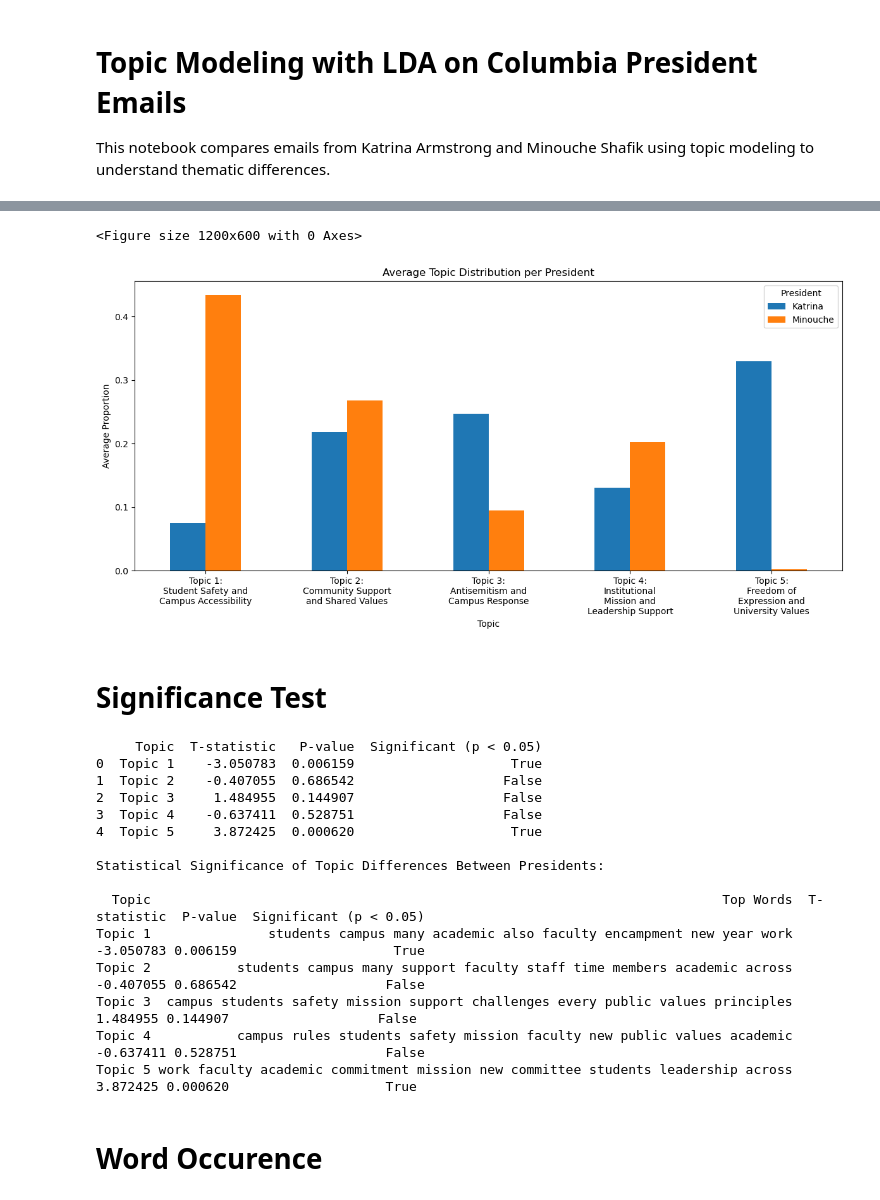
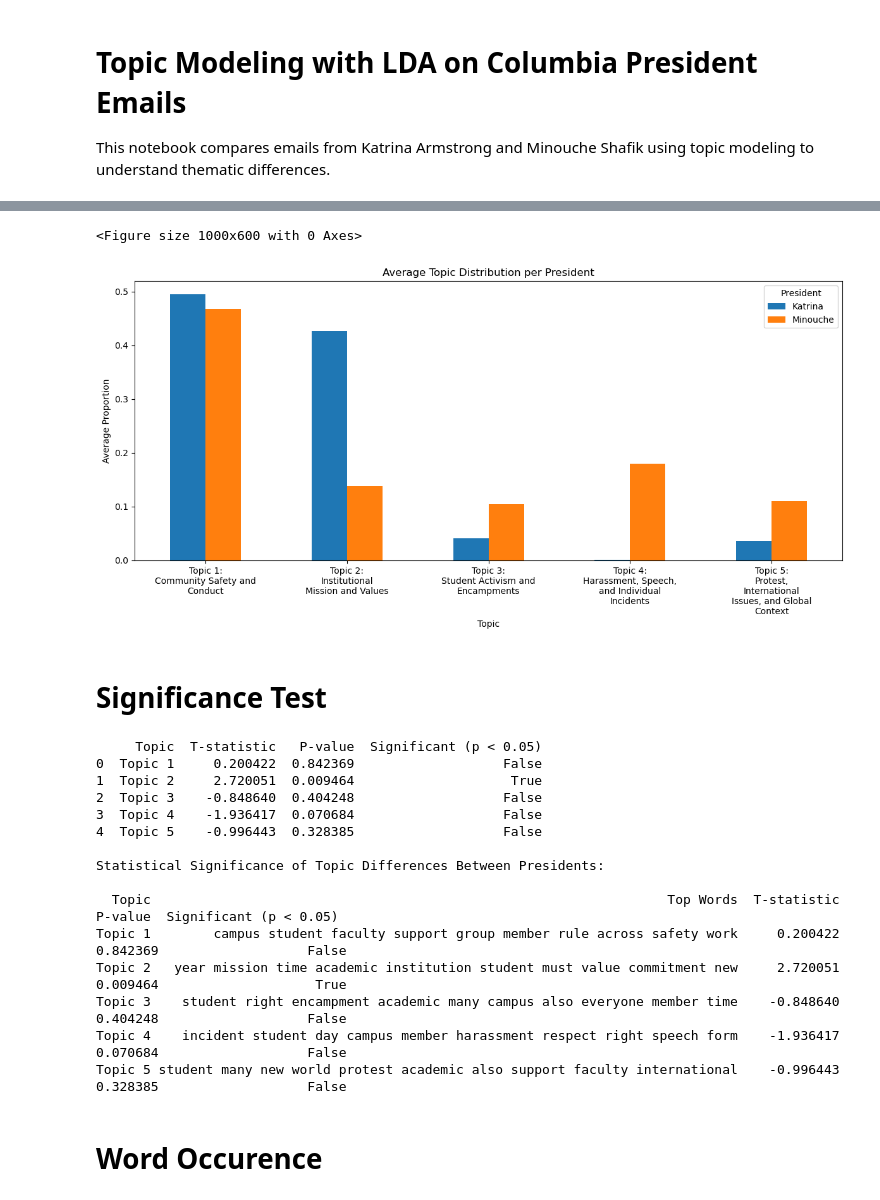
Before and after one commit to es098712/Columbia-President-Emails, a Jupyter notebook: LDA_topic_model.ipynb, the cells around one changed output, grey strips where cells are left out. Saved outputs shown, nothing was run; the diff lists cells and outputs as text; code cells hidden in the pictures.

Commit message:
improved processing of text with lemmatization and tokenization

```diff
--- a/LDA_topic_model.ipynb
+++ b/LDA_topic_model.ipynb
@@ -48,26 +54,32 @@ df_katrina.head(), df_minouche.head()
 # %%
-# Load English stopwords from NLTK
+# Load stopwords
 stop_words = set(stopwords.words('english'))
 
-# Preprocessing
+# Load lemmatizer
+lemmatizer = WordNetLemmatizer()
+
+# Preprocessing function
 def preprocess(texts):
     processed = []
     for doc in texts:
-        doc = str(doc).lower()
-        doc = ''.join([ch for ch in doc if ch not in string.punctuation])
-        tokens = doc.split()
-        tokens = [word for word in tokens if word not in stop_words and len(word) > 2]
-        processed.append(' '.join(tokens))
+        tokens = word_tokenize(str(doc))                                 # 1. Tokenize
+        tokens = [token.lower() for token in tokens]                     # 2. Lowercase
+        tokens = [token for token in tokens if token not in string.punctuation]  # 3. Remove punctuation
+        tokens = [token for token in tokens if token not in stop_words and len(token) > 2]  # 4. Remove stopwords
+        tokens = [lemmatizer.lemmatize(token) for token in tokens]       # 5. Lemmatize
+        processed.append(' '.join(tokens))                               # Rejoin for vectorization
     return processed
 
 # Apply preprocessing
 katrina_emails = preprocess(df_katrina['Content'].dropna())
 minouche_emails = preprocess(df_minouche['Content'].dropna())
 
+print(katrina_emails[:5], minouche_emails[:5])
+
 # Combine and label
 corpus = katrina_emails + minouche_emails
 labels = ['Katrina'] * len(katrina_emails) + ['Minouche'] * len(minouche_emails)
 
-# Vectorization (now without built-in stopword removal)
+# Vectorization
 vectorizer = CountVectorizer(max_df=0.95, min_df=2)
 doc_term_matrix = vectorizer.fit_transform(corpus)
@@ -107,38 +121,38 @@ Topic 5: Freedom of Expression and University Values
 # %%
 # Assign topics to documents
 doc_topics = lda.transform(doc_term_matrix)
 df_topics = pd.DataFrame(doc_topics, columns=[f"Topic {i+1}" for i in range(lda.n_components)])
 df_topics['Label'] = labels
 
 # Average topic distribution per person
 avg_topics = df_topics.groupby("Label").mean().T
 
 # Define descriptive topic labels
 phrases = [
-    "Student Safety and Campus Accessibility",
-    "Community Support and Shared Values",
-    "Antisemitism and Campus Response",
-    "Institutional Mission and Leadership Support",
-    "Freedom of Expression and University Values"
+    "Community Safety and Conduct",
+    "Institutional Mission and Values",
+    "Student Activism and Encampments",
+    "Harassment, Speech, and Individual Incidents",
+    "Protest, International Issues, and Global Context"
 ]
 
 # Apply labels to index
 wrapped_labels = [f"Topic {i+1}:\n" + "\n".join(textwrap.wrap(label, width=20)) for i, label in enumerate(phrases)]
 avg_topics.index = wrapped_labels
 
 # Plot
-plt.figure(figsize=(12, 6))
+plt.figure(figsize=(10, 6))
 avg_topics.plot(kind='bar', figsize=(12, 6))
 plt.title("Average Topic Distribution per President")
 plt.ylabel("Average Proportion")
 plt.xlabel("Topic")
 plt.xticks(rotation=0)
 plt.legend(title="President")
 plt.tight_layout()
 plt.show()
 # %% [output]
-<Figure size 1200x600 with 0 Axes>
+<Figure size 1000x600 with 0 Axes>
-[figure, old version]
+[figure, new version]
 # %% [markdown]
 # Significance Test
 # %%
@@ -188,20 +202,20 @@ ttest_df.to_csv("topic_significance_results.csv", index=False)
 # ttest_df.to_excel("topic_significance_results.xlsx", index=False)
 # %% [output]
      Topic  T-statistic   P-value  Significant (p < 0.05)
-0  Topic 1    -3.050783  0.006159                    True
-1  Topic 2    -0.407055  0.686542                   False
-2  Topic 3     1.484955  0.144907                   False
-3  Topic 4    -0.637411  0.528751                   False
-4  Topic 5     3.872425  0.000620                    True
+0  Topic 1     0.200422  0.842369                   False
+1  Topic 2     2.720051  0.009464                    True
+2  Topic 3    -0.848640  0.404248                   False
+3  Topic 4    -1.936417  0.070684                   False
+4  Topic 5    -0.996443  0.328385                   False
 
 Statistical Significance of Topic Differences Between Presidents:
 
-  Topic                                                                         Top Words  T-statistic  P-value  Significant (p < 0.05)
-Topic 1               students campus many academic also faculty encampment new year work    -3.050783 0.006159                    True
-Topic 2           students campus many support faculty staff time members academic across    -0.407055 0.686542                   False
-Topic 3  campus students safety mission support challenges every public values principles     1.484955 0.144907                   False
-Topic 4           campus rules students safety mission faculty new public values academic    -0.637411 0.528751                   False
-Topic 5 work faculty academic commitment mission new committee students leadership across     3.872425 0.000620                    True
+  Topic                                                                  Top Words  T-statistic  P-value  Significant (p < 0.05)
+Topic 1        campus student faculty support group member rule across safety work     0.200422 0.842369                   False
+Topic 2   year mission time academic institution student must value commitment new     2.720051 0.009464                    True
+Topic 3    student right encampment academic many campus also everyone member time    -0.848640 0.404248                   False
+Topic 4    incident student day campus member harassment respect right speech form    -1.936417 0.070684                   False
+Topic 5 student many new world protest academic also support faculty international    -0.996443 0.328385                   False
 # %% [markdown]
 # Word Occurence
 # %%
```
Also changed, not shown: parts of 8 cells of this notebook, 3 other files.
